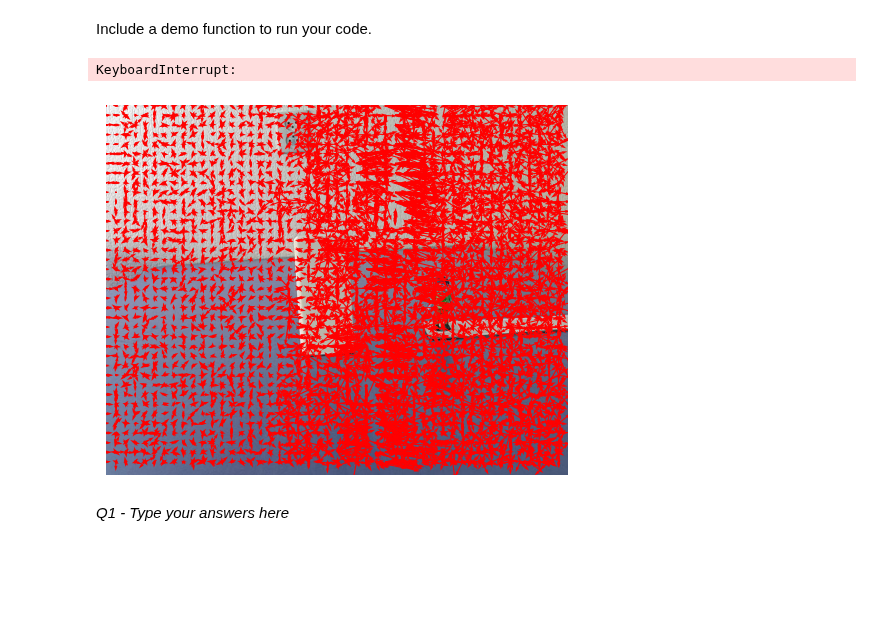
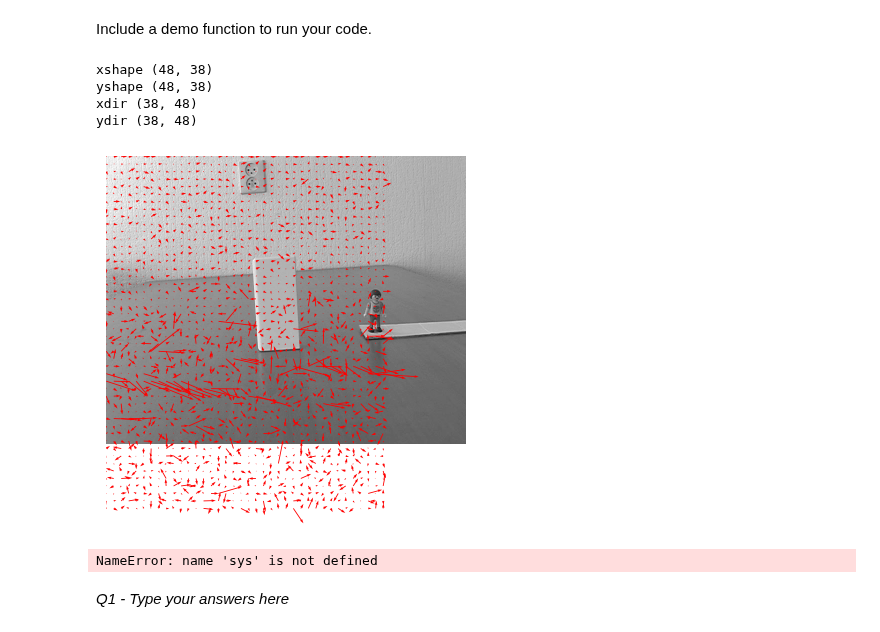
Before and after one commit to kerkeruil/CV1_lab3, a Jupyter notebook: Lab_Assignment3.ipynb, the cells around one changed output. Drawn from its saved outputs; the diff is of its cells as text; code cells hidden in the pictures; blank space fills up the shorter version.

```diff
--- a/Lab_Assignment3.ipynb
+++ b/Lab_Assignment3.ipynb
@@ -360,8 +360,6 @@ def create_matrices(img_split_original_x, img_split_original_y, img_split_deriva
 
 def estimate_optical_flow(img0, img1, region_size, visualize=True):
     # Convert to grayscale?
-    img0 = cv2.cvtColor(img0, cv2.COLOR_BGR2GRAY).astype('float32')
-    img1 = cv2.cvtColor(img1, cv2.COLOR_BGR2GRAY).astype('float32')
     img2 = img0-img1
 
     # Split image in regions
@@ -381,7 +379,7 @@ def estimate_optical_flow(img0, img1, region_size, visualize=True):
     m_regions = img0.shape[1]//region_size
 
 
-    y,x = np.meshgrid(np.arange(0, n_regions*region_size, region_size), np.arange(0, m_regions*region_size, region_size))
+    x,y = np.meshgrid(np.arange(0, n_regions*region_size, region_size), np.arange(0, m_regions*region_size, region_size))
 
     x_dir = gradients[:,0].reshape(n_regions, m_regions)
     y_dir = gradients[:,1].reshape(n_regions, m_regions)
@@ -510,26 +512,51 @@ def create_images(path, im_name, store_folder_name):
         img0 = cv2.imread(path + image_titles[i])
         img1 = cv2.imread(path + image_titles[i+1])
 
+        img0 = cv2.cvtColor(img0, cv2.COLOR_BGR2GRAY).astype('float32')
+        img1 = cv2.cvtColor(img1, cv2.COLOR_BGR2GRAY).astype('float32')
+
+        _, xc, yc = harris_corner_detect(img0, threshold=0.001)
+
+        xc = np.array(xc)
+        yc = np.array(yc)
+
+#       Get relevant patches
+        x_patches = xc//15
+        y_patches = yc//15
+
+#       Handle edgecases
         x, y, x_dir, y_dir = estimate_optical_flow(img0, img1, region_size, visualize=False)
 
+        print("xshape", x.shape)
+        print("yshape", y.shape)
+        print("xdir", x_dir.shape)
+        print("ydir", y_dir.shape)
         plt.imshow(img0, cmap='gray')
         plt.quiver(x, y, x_dir, y_dir, angles="xy", color="red")
         plt.axis("off")
-#         plt.show()
+        plt.show()
+
+        sys.exit()
 
         plt.savefig(store_folder_name + im_name + str(i) + ".png", bbox_inches='tight', dpi=150)
+        plt.clf()
 # %%
 # Q1 - Type your code here
-path = "data/toy/"
+path_data = "data/toy/"
+path_result = "results/"
 video_name = 'toy.avi'
 
 # STILL TEST IF IT CREATES THE STORE FOLDER
-create_images(path, "res_toy_", "results/")
-# create_video(path, video_name)
+create_images(path_data, "res_toy_", "results/")
+# create_video(path_result, video_name)
 # play_video(video_name)
 # %% [output]
-KeyboardInterrupt:
+xshape (48, 38)
+yshape (48, 38)
+xdir (38, 48)
+ydir (38, 48)
-[figure, old version]
+[figure, new version]
+NameError: name 'sys' is not defined
 # %% [markdown]
 *Q1 - Type your answers here*
 # %% [markdown]
```
Also changed, not shown: parts of 1 cell of this notebook.
